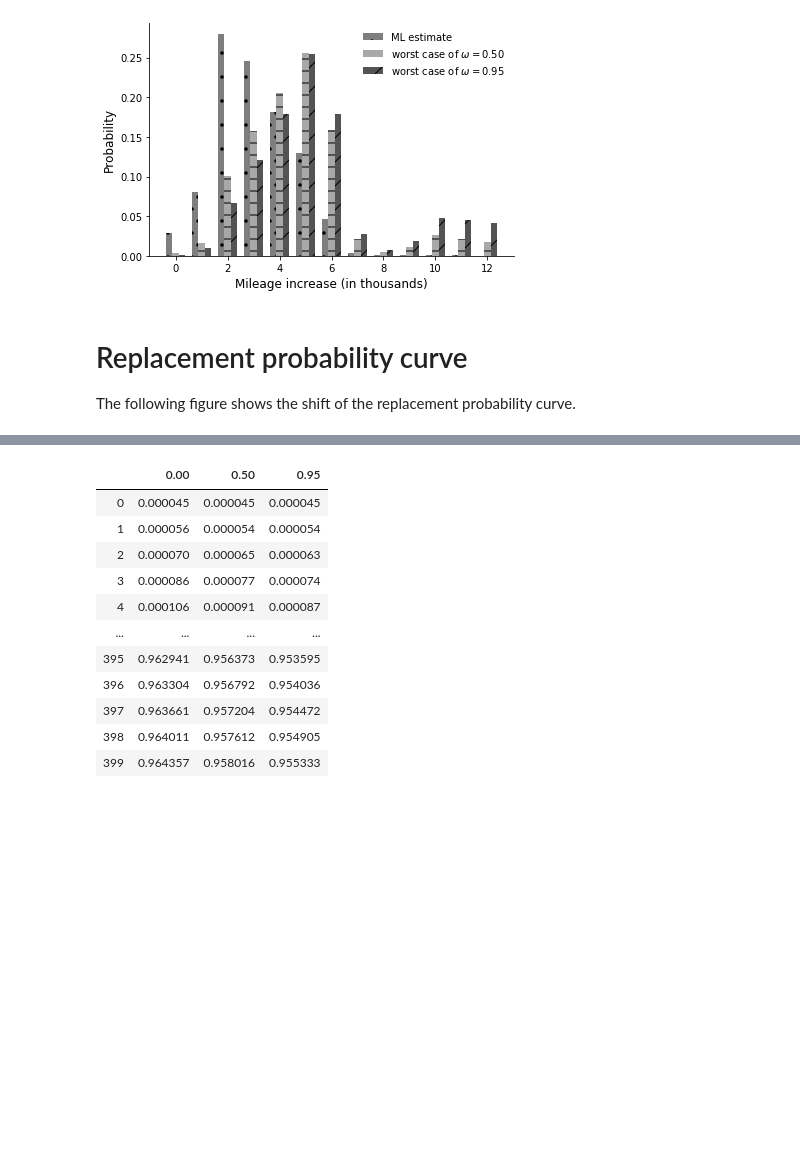
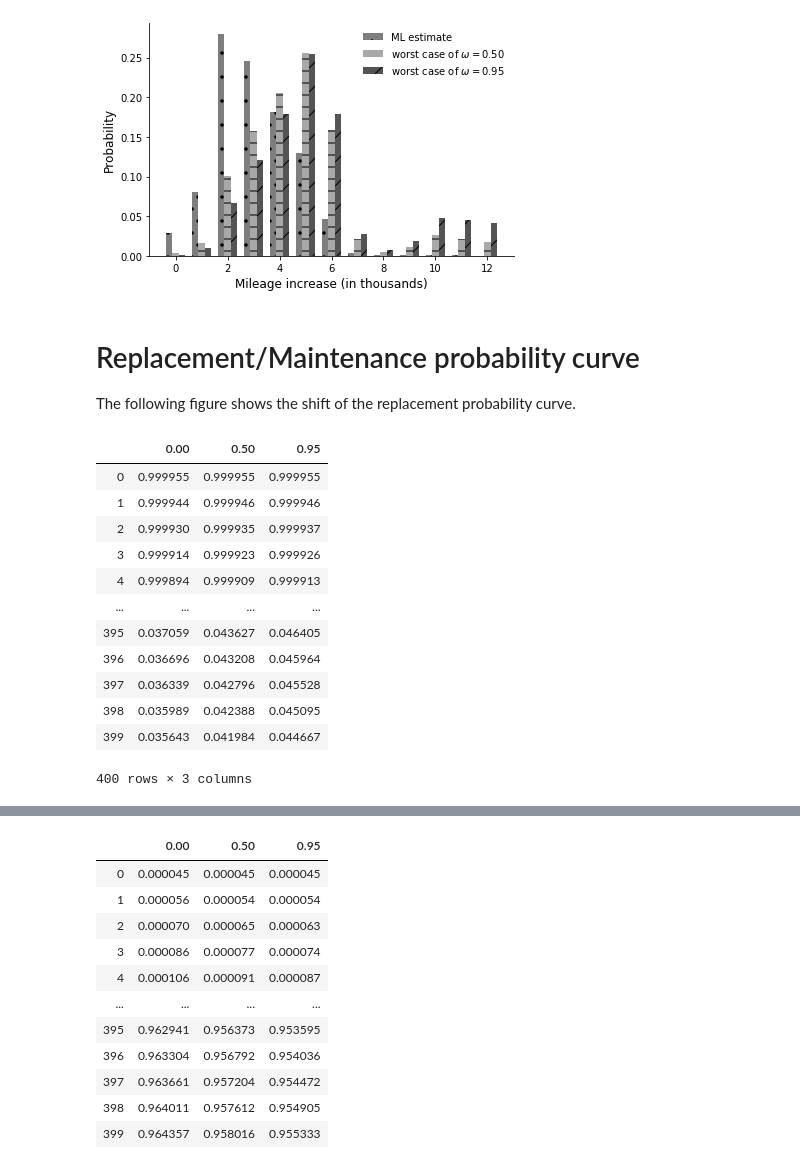
Before and after one commit to robustzurcher/analysis, a Jupyter notebook: notebooks/03_application.ipynb, the cells around one changed output, grey strips where cells are left out. Cells and saved outputs as stored; diff of their text form; code cells hidden in the pictures; blank space fills up the shorter version.

```diff
--- a/notebooks/03_application.ipynb
+++ b/notebooks/03_application.ipynb
@@ -36,6 +36,22 @@ get_probability_shift()
 [figure]
 [figure]
 # %% [markdown]
-# Replacement probability curve
+# Replacement/Maintenance probability curve
 
 The following figure shows the shift of the replacement probability curve.
+# %%
+df_maintenance_probabilties()
+# %% [output]
+|  | 0.00 | 0.50 | 0.95 |
+| 0 | 0.999955 | 0.999955 | 0.999955 |
+| 1 | 0.999944 | 0.999946 | 0.999946 |
+| 2 | 0.999930 | 0.999935 | 0.999937 |
+| 3 | 0.999914 | 0.999923 | 0.999926 |
+| 4 | 0.999894 | 0.999909 | 0.999913 |
+| ... | ... | ... | ... |
+| 395 | 0.037059 | 0.043627 | 0.046405 |
+| 396 | 0.036696 | 0.043208 | 0.045964 |
+| 397 | 0.036339 | 0.042796 | 0.045528 |
+| 398 | 0.035989 | 0.042388 | 0.045095 |
+| 399 | 0.035643 | 0.041984 | 0.044667 |
+400 rows × 3 columns
```
Also changed, not shown: parts of 2 cells of this notebook, 1 other file.
